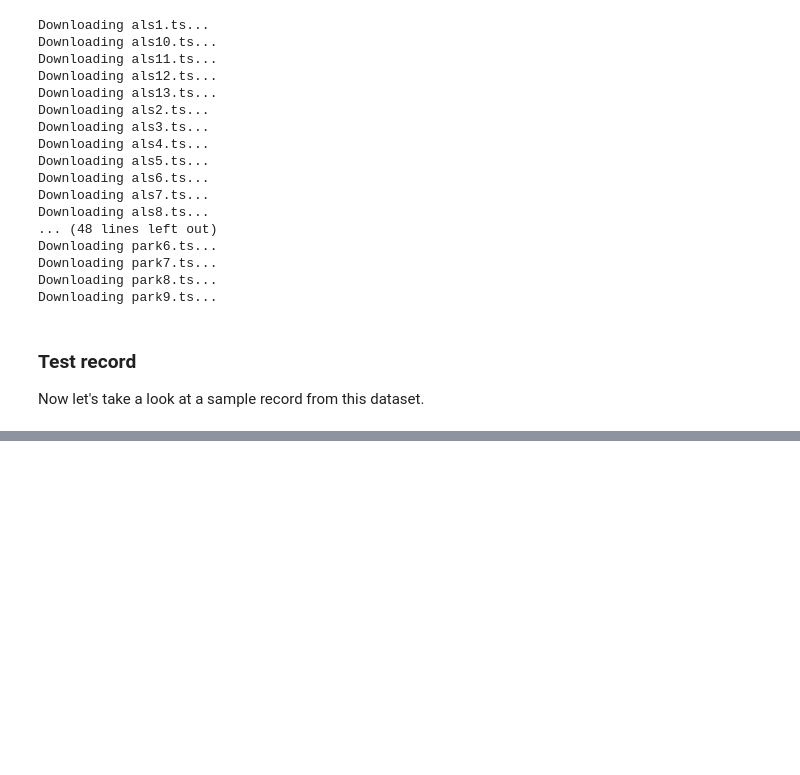
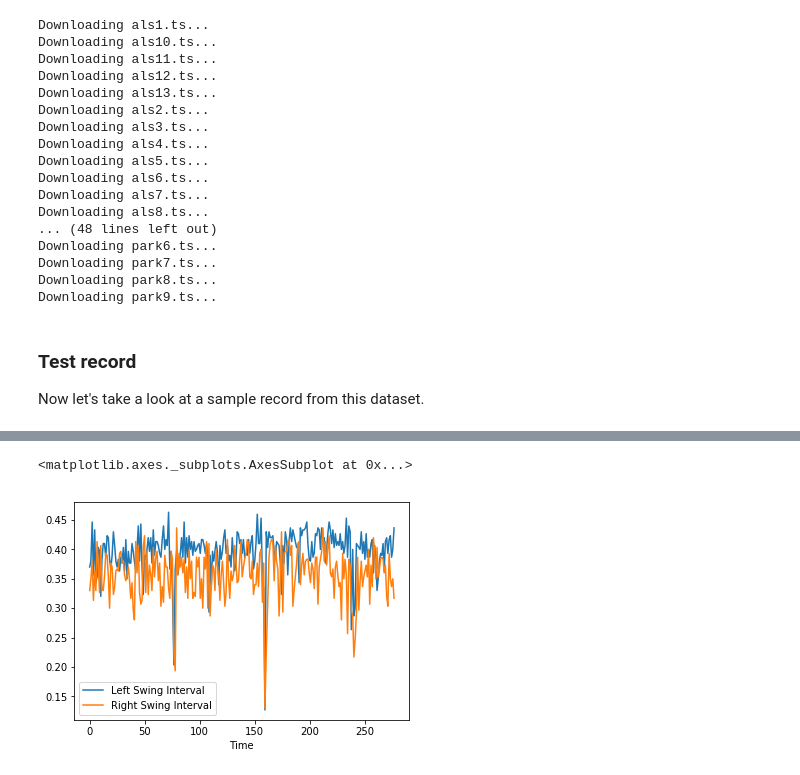
Before and after one commit to miguelfmc/gaitndd-wrangling, a Jupyter notebook: PhysiobankDataGathering.ipynb, the cells around one changed output, grey strips where cells are left out. Saved outputs shown, nothing was run; the diff lists cells and outputs as text; code cells hidden in the pictures; blank space fills up the shorter version.

```diff
--- a/PhysiobankDataGathering.ipynb
+++ b/PhysiobankDataGathering.ipynb
@@ -82,0 +158,5 @@ Now let's take a look at a sample record from this dataset.
+# %%
+test_df_mod.plot(x="Time", y=["Left Swing Interval", "Right Swing Interval"])
+# %% [output]
+<matplotlib.axes._subplots.AxesSubplot at 0x...>
+[figure, added]
```
Also changed, not shown: parts of 10 cells of this notebook.
